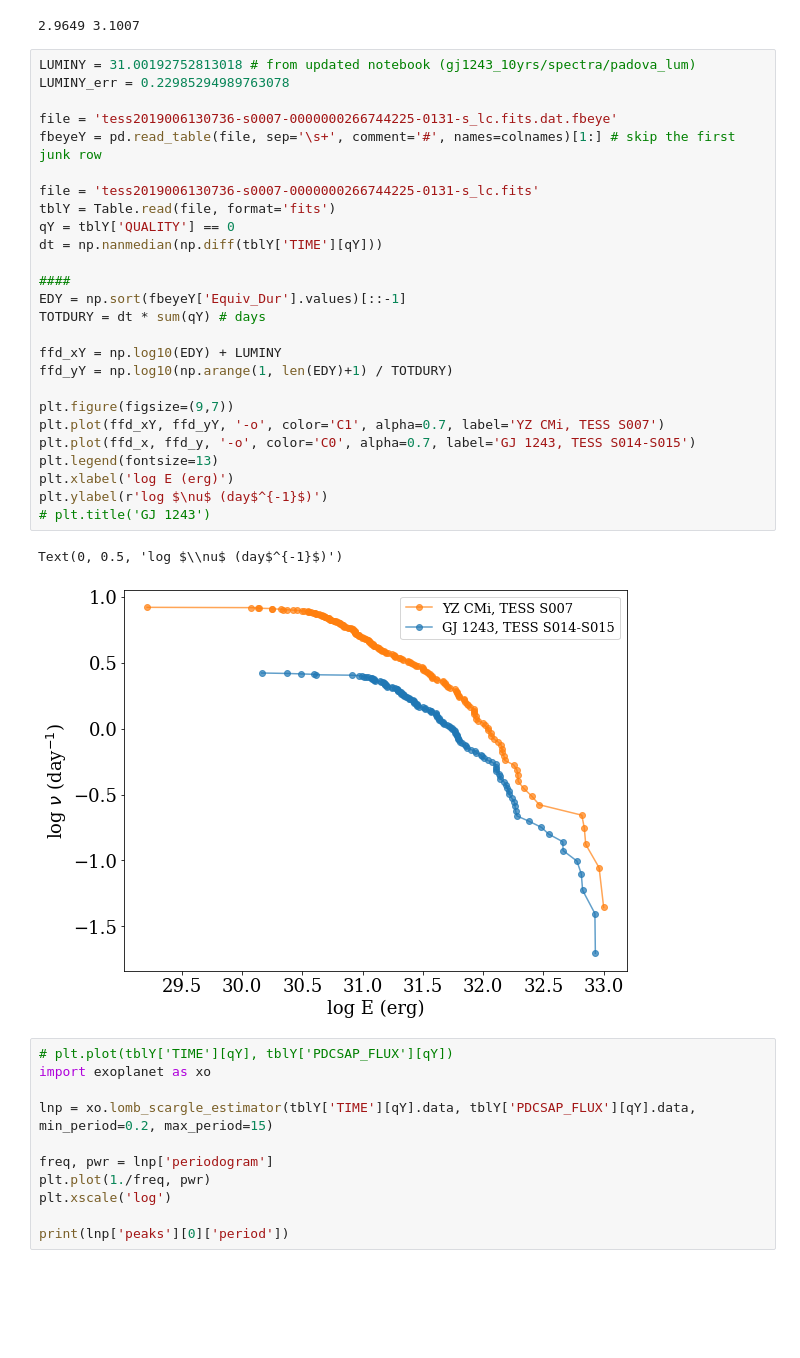
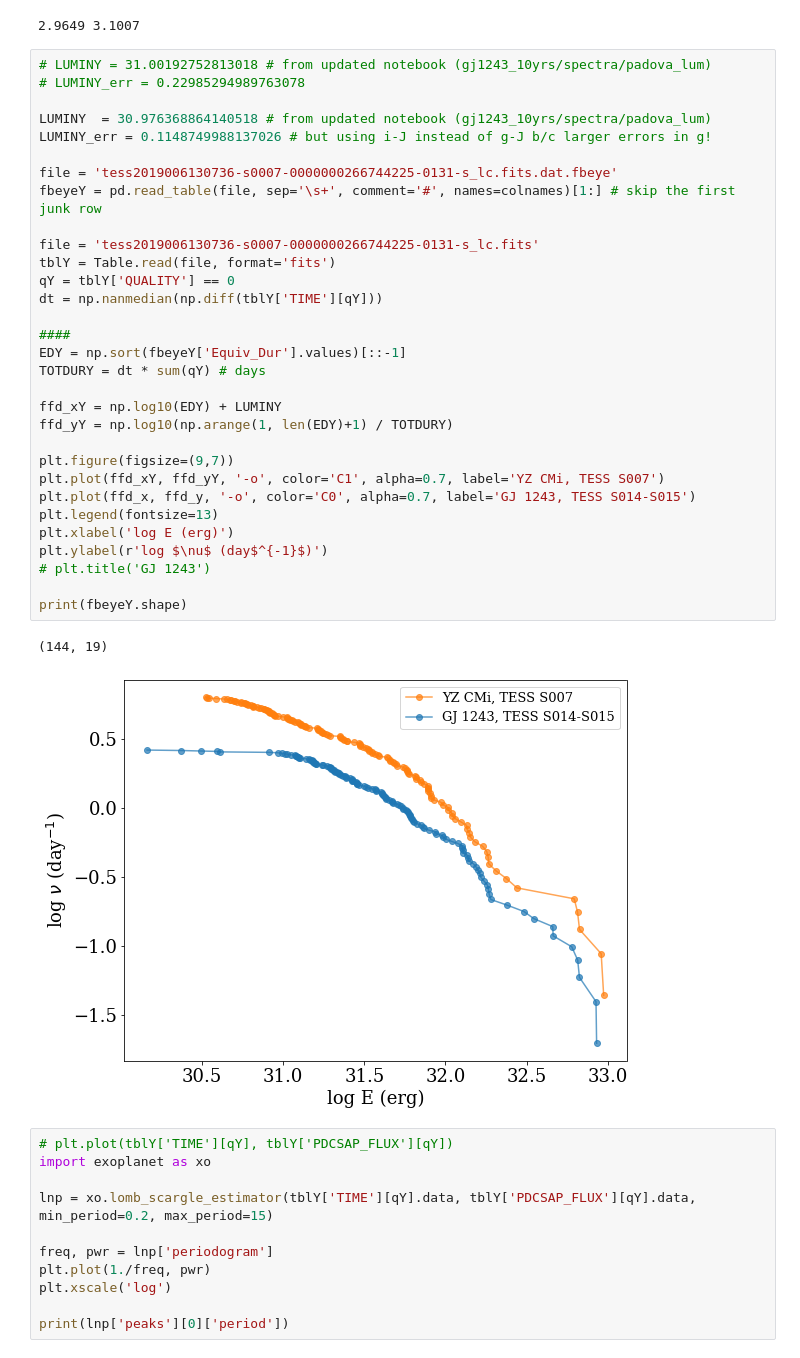
Before and after one commit to jradavenport/YZCMi_TESS, a Jupyter notebook: yzcmi_vs_gj1243.ipynb, the cells around one changed output. Saved outputs shown, nothing was run; the diff lists cells and outputs as text; blank space fills up the shorter version.

```diff
--- a/yzcmi_vs_gj1243.ipynb
+++ b/yzcmi_vs_gj1243.ipynb
@@ -65,34 +61,39 @@ print(11.55090 - 8.586, 9.6807 - 6.58)
 # %% [output]
 2.9649 3.1007
 # %%
-LUMINY = 31.00192752813018 # from updated notebook (gj1243_10yrs/spectra/padova_lum)
-LUMINY_err = 0.22985294989763078
+# LUMINY = 31.00192752813018 # from updated notebook (gj1243_10yrs/spectra/padova_lum)
+# LUMINY_err = 0.22985294989763078
+
+LUMINY  = 30.976368864140518 # from updated notebook (gj1243_10yrs/spectra/padova_lum)
+LUMINY_err = 0.1148749988137026 # but using i-J instead of g-J b/c larger errors in g!
 
 file = 'tess2019006130736-s0007-0000000266744225-0131-s_lc.fits.dat.fbeye'
 fbeyeY = pd.read_table(file, sep='\s+', comment='#', names=colnames)[1:] # skip the first junk row
 
 file = 'tess2019006130736-s0007-0000000266744225-0131-s_lc.fits'
 tblY = Table.read(file, format='fits')
 qY = tblY['QUALITY'] == 0
 dt = np.nanmedian(np.diff(tblY['TIME'][qY]))
 
 ####
 EDY = np.sort(fbeyeY['Equiv_Dur'].values)[::-1]
 TOTDURY = dt * sum(qY) # days
 
 ffd_xY = np.log10(EDY) + LUMINY
 ffd_yY = np.log10(np.arange(1, len(EDY)+1) / TOTDURY)
 
 plt.figure(figsize=(9,7))
 plt.plot(ffd_xY, ffd_yY, '-o', color='C1', alpha=0.7, label='YZ CMi, TESS S007')
 plt.plot(ffd_x, ffd_y, '-o', color='C0', alpha=0.7, label='GJ 1243, TESS S014-S015')
 plt.legend(fontsize=13)
 plt.xlabel('log E (erg)')
 plt.ylabel(r'log $\nu$ (day$^{-1}$)')
 # plt.title('GJ 1243')
+
+print(fbeyeY.shape)
 # %% [output]
-Text(0, 0.5, 'log $\\nu$ (day$^{-1}$)')
+(144, 19)
-[figure, old version]
+[figure, new version]
 # %%
 # plt.plot(tblY['TIME'][qY], tblY['PDCSAP_FLUX'][qY])
 import exoplanet as xo
```
Also changed, not shown: parts of 12 cells of this notebook.
